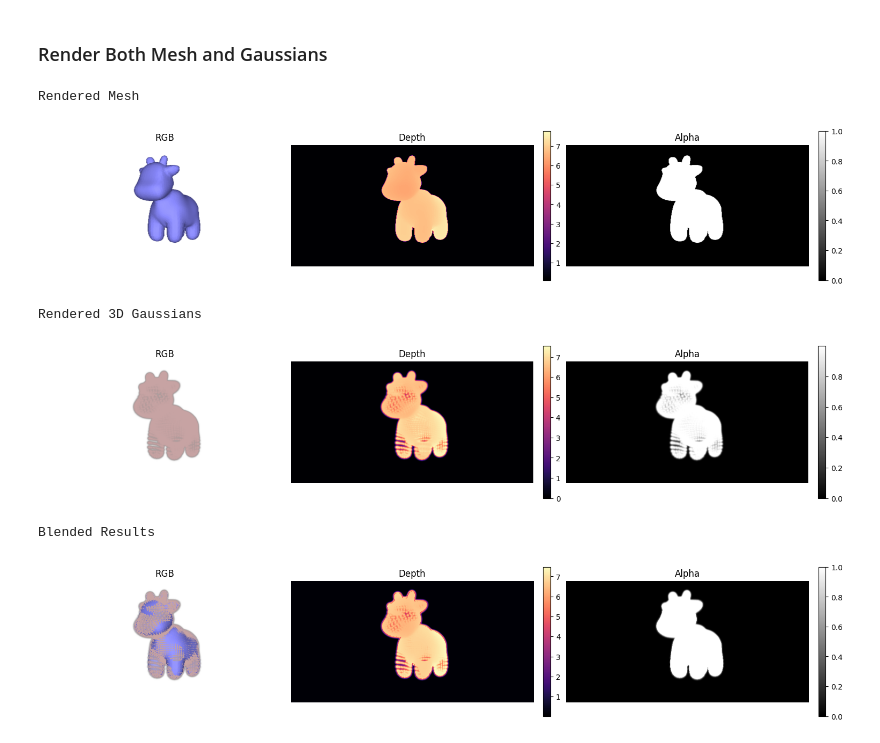
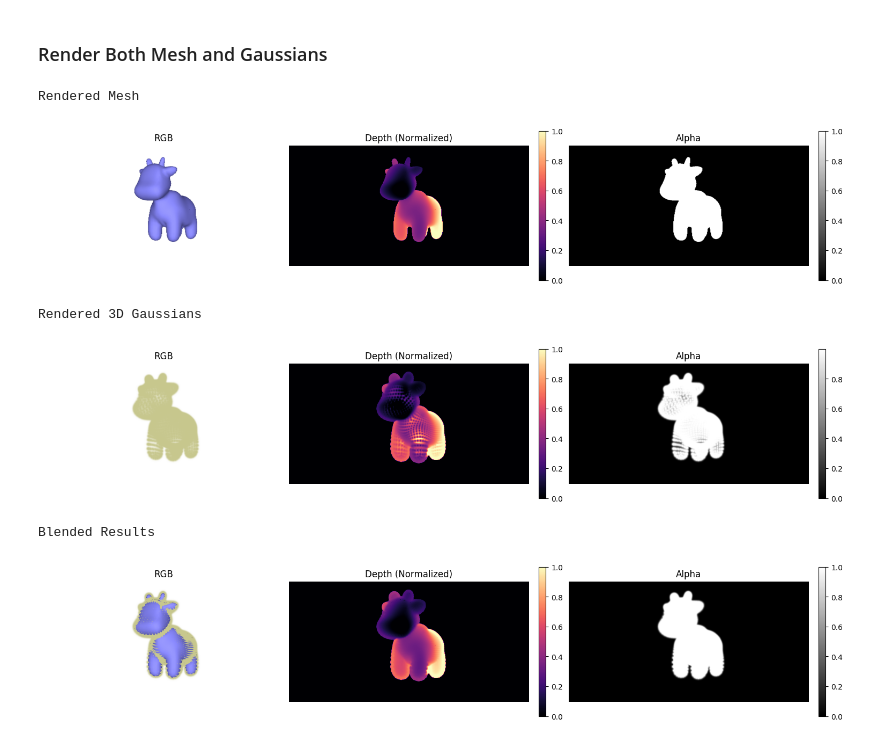
Before and after one commit to PeizhiYan/gmesh, a Jupyter notebook: examples/example-3 - gmesh rendering.ipynb, the cells around one changed output. Cells and saved outputs as stored; diff of their text form; code cells hidden in the pictures.

```diff
--- a/examples/example-3 - gmesh rendering.ipynb
+++ b/examples/example-3 - gmesh rendering.ipynb
@@ -22,30 +22,7 @@ from scenes.gaussians import Gaussians
 from scenes.cameras import PerspectiveCamera, OrbitCamera
 from renderer.gmesh_renderer import GmeshRenderer
 from renderer.shader import simple_phone_shading
-
-
-def visualize_rgbd_alpha(rgb, depth, alpha):
-    rgb = np.clip(rgb.detach().cpu(), 0.0, 1.0)
-    depth = depth.detach().cpu()
-    alpha = alpha.detach().cpu()
-
-    fig, axes = plt.subplots(1, 3, figsize=(15,3), constrained_layout=True)
-
-    axes[0].imshow(rgb[0,...])
-    axes[0].set_title('RGB')
-    axes[0].axis('off')
-
-    im1 = axes[1].imshow(depth[0,...,0], cmap='magma')
-    axes[1].set_title('Depth')
-    axes[1].axis('off')
-    fig.colorbar(im1, ax=axes[1], fraction=0.046, pad=0.04)
-
-    im2 = axes[2].imshow(alpha[0,...,0], cmap='gray')
-    axes[2].set_title('Alpha')
-    axes[2].axis('off')
-    fig.colorbar(im2, ax=axes[2], fraction=0.046, pad=0.04)
-
-    plt.show()
+from utils.vis_utils import visualize_rgbd_alpha
 # %% [output]
 Current Working Directory:  /home/peizhi/Documents/gmesh
 Jupyter environment detected. Enabling Open3D WebVisualizer.
@@ -81,6 +58,8 @@ gaussians = mesh_to_gaussians(mesh=mesh, method='vertex', trainable=False)
 
 # make the Gaussians colors more red
 gaussians.colors[:,:,0] = 1.0
+gaussians.colors[:,:,1] = 1.0
+gaussians.colors[:,:,2] = 0.2
 
 # create the camera
 camera = PerspectiveCamera(
@@ -112,22 +91,22 @@ gmesh_renderer = GmeshRenderer(camera=camera, tile_size=16, bg_color=(1.0,1.0,1.
 # %%
 # render the 3D mesh
 ret_dict = gmesh_renderer.render(mesh=mesh, gaussians=gaussians, camera_pose=camera_pose, return_all=True)
 
 print('Rendered Mesh')
 [rgb, depth, alpha] = ret_dict['mesh']
-visualize_rgbd_alpha(rgb, depth, alpha)
+visualize_rgbd_alpha(rgb, depth, alpha, norm_depth=True)
 
 print('Rendered 3D Gaussians')
 [rgb, depth, alpha] = ret_dict['3dgs']
-visualize_rgbd_alpha(rgb, depth, alpha)
+visualize_rgbd_alpha(rgb, depth, alpha, norm_depth=True)
 
 print('Blended Results')
 [rgb, depth, alpha] = ret_dict['blend']
-visualize_rgbd_alpha(rgb, depth, alpha)
+visualize_rgbd_alpha(rgb, depth, alpha, norm_depth=True)
 # %% [output]
 Rendered Mesh
-[figure, old version]
+[figure, new version]
 Rendered 3D Gaussians
-[figure, old version]
+[figure, new version]
 Blended Results
-[figure, old version]
+[figure, new version]
```
Also changed, not shown: 6 other files.
